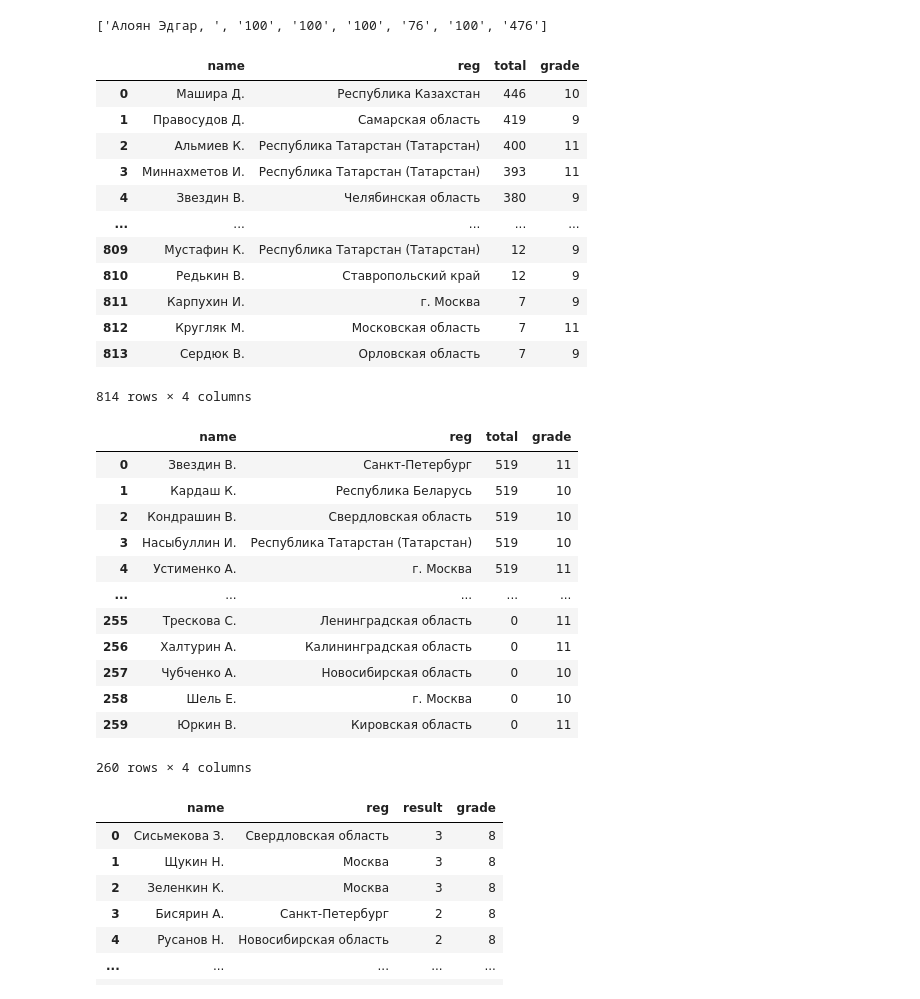
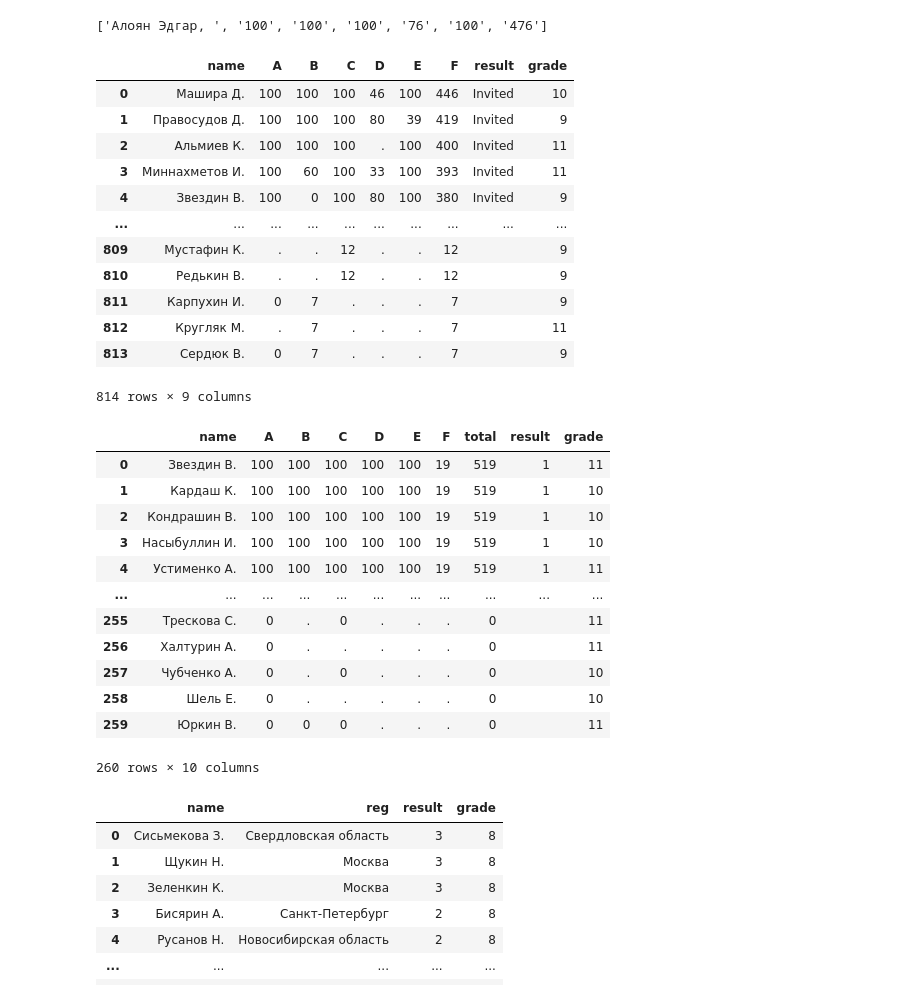
Before and after one commit to VladG00dmanPersonal/LMSH_AI_HACK, a Jupyter notebook: ОБРАБОТКА/raw/idk.ipynb, the cells around one changed output. Cells and saved outputs as stored; diff of their text form; code cells hidden in the pictures.

```diff
--- a/ОБРАБОТКА/raw/idk.ipynb
+++ b/ОБРАБОТКА/raw/idk.ipynb
@@ -199,47 +200,50 @@ split_name(trim_cols(11, idk4(inn1[1])[1:]))
 # %%
 with open('innopolis_2') as f:
     inn2 = f.readlines()
-df_inn2 = pd.DataFrame(map(lambda s: compr(idk(split_name(trim_cols(11, idk4(s)[1:])))), inn2), columns=['name', 'reg', 'total'])
+df_inn2 = pd.DataFrame(map(lambda s: s.split('\t')[1:], inn2), columns=['name', 'A', 'B', 'C', 'D', 'E', 'F', 'result'])
 df_inn2['grade'] = df_inn2['name'].map(lambda s: opt(s.split(', '), 1))
 df_inn2['name'] = df_inn2['name'].map(lambda s: opt(s.split(', '), 0)).map(initials)
+df_inn2['result'] = df_inn2['result'].map(lambda s: s[:-1] if s is not None else "")
 df_inn2.to_csv('innopolis_2.csv', index=False)
 df_inn2
 # %% [output]
-|  | name | reg | total | grade |
-| 0 | Машира Д. | Республика Казахстан | 446 | 10 |
-| 1 | Правосудов Д. | Самарская область | 419 | 9 |
-| 2 | Альмиев К. | Республика Татарстан (Татарстан) | 400 | 11 |
-| 3 | Миннахметов И. | Республика Татарстан (Татарстан) | 393 | 11 |
-| 4 | Звездин В. | Челябинская область | 380 | 9 |
-| ... | ... | ... | ... | ... |
-| 809 | Мустафин К. | Республика Татарстан (Татарстан) | 12 | 9 |
-| 810 | Редькин В. | Ставропольский край | 12 | 9 |
-| 811 | Карпухин И. | г. Москва | 7 | 9 |
-| 812 | Кругляк М. | Московская область | 7 | 11 |
-| 813 | Сердюк В. | Орловская область | 7 | 9 |
+|  | name | A | B | C | D | E | F | result | grade |
+| 0 | Машира Д. | 100 | 100 | 100 | 46 | 100 | 446 | Invited | 10 |
+| 1 | Правосудов Д. | 100 | 100 | 100 | 80 | 39 | 419 | Invited | 9 |
+| 2 | Альмиев К. | 100 | 100 | 100 | . | 100 | 400 | Invited | 11 |
+| 3 | Миннахметов И. | 100 | 60 | 100 | 33 | 100 | 393 | Invited | 11 |
+| 4 | Звездин В. | 100 | 0 | 100 | 80 | 100 | 380 | Invited | 9 |
+| ... | ... | ... | ... | ... | ... | ... | ... | ... | ... |
+| 809 | Мустафин К. | . | . | 12 | . | . | 12 |  | 9 |
+| 810 | Редькин В. | . | . | 12 | . | . | 12 |  | 9 |
+| 811 | Карпухин И. | 0 | 7 | . | . | . | 7 |  | 9 |
+| 812 | Кругляк М. | . | 7 | . | . | . | 7 |  | 11 |
+| 813 | Сердюк В. | 0 | 7 | . | . | . | 7 |  | 9 |
-814 rows × 4 columns
+814 rows × 9 columns
 # %%
 with open('innopolis_3') as f:
     inn3 = f.readlines()
-df_inn3 = pd.DataFrame(map(lambda s: compr(idk(split_name(trim_cols(11, idk4(s)[1:])))), inn3), columns=['name', 'reg', 'total'])
+inn3[0] = '\t' + inn3[0]
+df_inn3 = pd.DataFrame(map(lambda s: s.split('\t')[2:], inn3), columns=['name', 'A', 'B', 'C', 'D', 'E', 'F', 'total', 'result'])
 df_inn3['grade'] = df_inn3['name'].map(lambda s: opt(s.split(', '), 1))
 df_inn3['name'] = df_inn3['name'].map(lambda s: opt(s.split(', '), 0)).map(initials)
+df_inn3['result'] = df_inn3['result'].map(lambda s: s.replace('\n', '') if s is not None else "")
 df_inn3.to_csv('innopolis_3.csv', index=False)
 df_inn3
 # %% [output]
-|  | name | reg | total | grade |
-| 0 | Звездин В. | Санкт-Петербург | 519 | 11 |
-| 1 | Кардаш К. | Республика Беларусь | 519 | 10 |
-| 2 | Кондрашин В. | Свердловская область | 519 | 10 |
-| 3 | Насыбуллин И. | Республика Татарстан (Татарстан) | 519 | 10 |
-| 4 | Устименко А. | г. Москва | 519 | 11 |
-| ... | ... | ... | ... | ... |
-| 255 | Трескова С. | Ленинградская область | 0 | 11 |
-| 256 | Халтурин А. | Калининградская область | 0 | 11 |
-| 257 | Чубченко А. | Новосибирская область | 0 | 10 |
-| 258 | Шель Е. | г. Москва | 0 | 10 |
-| 259 | Юркин В. | Кировская область | 0 | 11 |
+|  | name | A | B | C | D | E | F | total | result | grade |
+| 0 | Звездин В. | 100 | 100 | 100 | 100 | 100 | 19 | 519 | 1 | 11 |
+| 1 | Кардаш К. | 100 | 100 | 100 | 100 | 100 | 19 | 519 | 1 | 10 |
+| 2 | Кондрашин В. | 100 | 100 | 100 | 100 | 100 | 19 | 519 | 1 | 10 |
+| 3 | Насыбуллин И. | 100 | 100 | 100 | 100 | 100 | 19 | 519 | 1 | 10 |
+| 4 | Устименко А. | 100 | 100 | 100 | 100 | 100 | 19 | 519 | 1 | 11 |
+| ... | ... | ... | ... | ... | ... | ... | ... | ... | ... | ... |
+| 255 | Трескова С. | 0 | . | 0 | . | . | . | 0 |  | 11 |
+| 256 | Халтурин А. | 0 | . | . | . | . | . | 0 |  | 11 |
+| 257 | Чубченко А. | 0 | . | 0 | . | . | . | 0 |  | 10 |
+| 258 | Шель Е. | 0 | . | . | . | . | . | 0 |  | 10 |
+| 259 | Юркин В. | 0 | 0 | 0 | . | . | . | 0 |  | 11 |
-260 rows × 4 columns
+260 rows × 10 columns
 # %%
 with open('itmo_8') as f:
     itmo = f.readlines()
```
Also changed, not shown: parts of 1 cell of this notebook, 3 other files.
